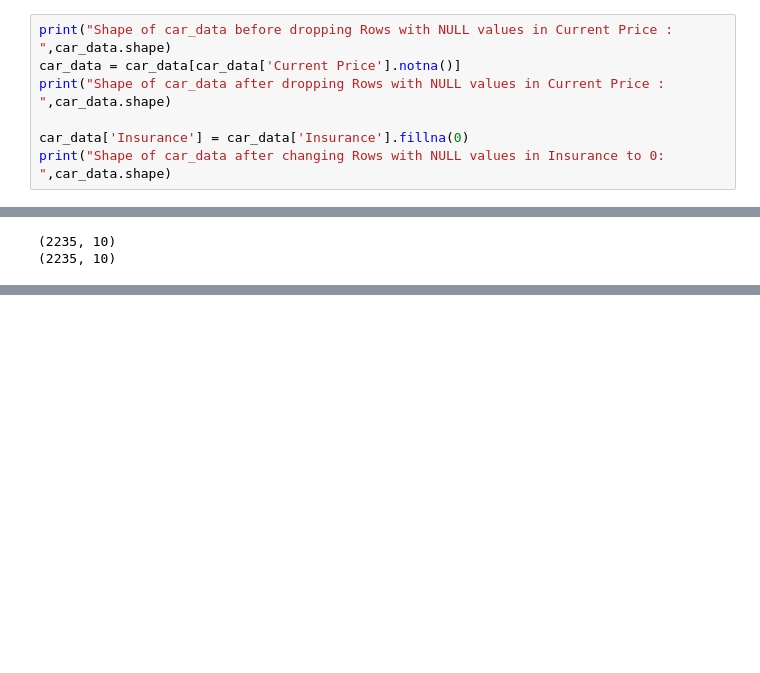
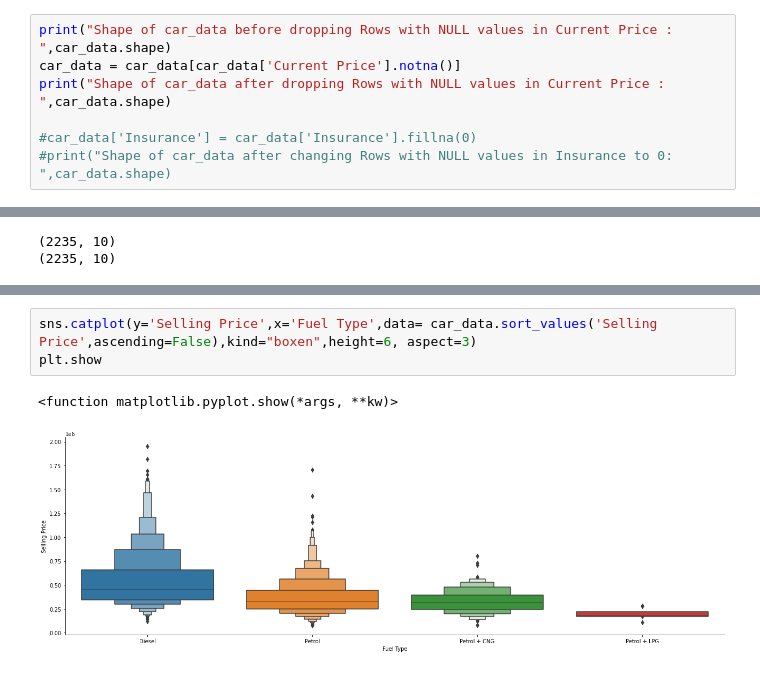
Before and after one commit to Obsessi0n/TrafficPrediction, a Jupyter notebook: Car_Price_Dataset_Notebook/car_prices_dataset.ipynb, the cells around one changed output, grey strips where cells are left out. Drawn from its saved outputs; the diff is of its cells as text; blank space fills up the shorter version.

Commit message:
car prices dataset updated

```diff
--- a/Car_Price_Dataset_Notebook/car_prices_dataset.ipynb
+++ b/Car_Price_Dataset_Notebook/car_prices_dataset.ipynb
@@ -180,8 +188,8 @@ print("Shape of car_data before dropping Rows with NULL values in Current Price
 car_data = car_data[car_data['Current Price'].notna()]
 print("Shape of car_data after dropping Rows with NULL values in Current Price : ",car_data.shape)
 
-car_data['Insurance'] = car_data['Insurance'].fillna(0)
-print("Shape of car_data after changing Rows with NULL values in Insurance to 0: ",car_data.shape)
+#car_data['Insurance'] = car_data['Insurance'].fillna(0)
+#print("Shape of car_data after changing Rows with NULL values in Insurance to 0: ",car_data.shape)
 # %% [output]
 Shape of car_data before dropping Rows with NULL values in Current Price :  (2237, 10)
 Shape of car_data after dropping Rows with NULL values in Current Price :  (2235, 10)
@@ -218,0 +236,6 @@ Error: Session cannot generate requests
+# %%
+sns.catplot(y='Selling Price',x='Fuel Type',data= car_data.sort_values('Selling Price',ascending=False),kind="boxen",height=6, aspect=3)
+plt.show
+# %% [output]
+<function matplotlib.pyplot.show(*args, **kw)>
+[figure, added]
```
Also changed, not shown: parts of 48 cells of this notebook.
